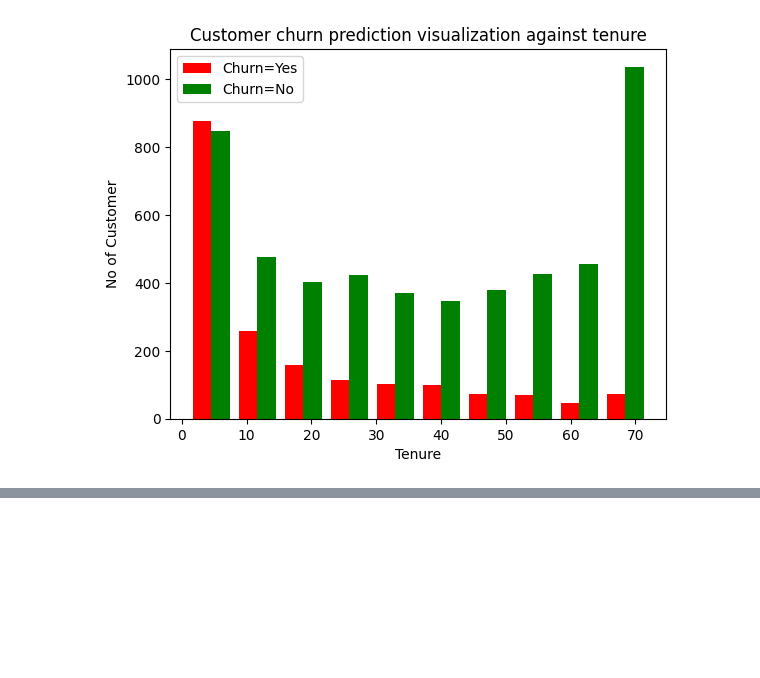
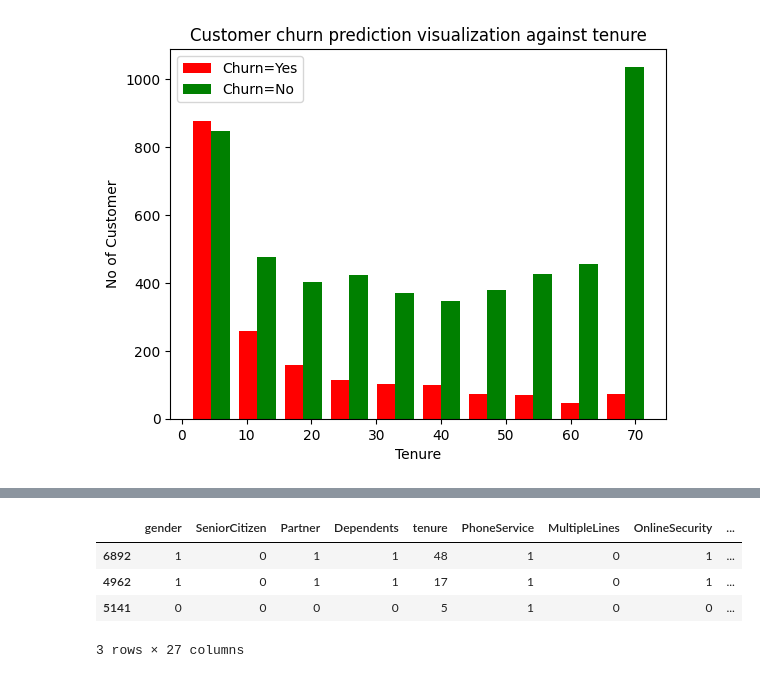
Before and after one commit to MdRimon29/ML-Algorithms, a Jupyter notebook: Customer Churn Prediction/Churn_prediction.ipynb, the cells around one changed output, grey strips where cells are left out. Saved outputs shown, nothing was run; the diff lists cells and outputs as text; code cells hidden in the pictures; blank space fills up the shorter version.

```diff
--- a/Customer Churn Prediction/Churn_prediction.ipynb
+++ b/Customer Churn Prediction/Churn_prediction.ipynb
@@ -156,0 +242,6 @@ plt.legend()
+# %%
+yes_no_col=['Partner','Dependents','PhoneService','MultipleLines','OnlineSecurity','OnlineBackup','DeviceProtection',
+            'TechSupport','StreamingTV','StreamingMovies','PaperlessBilling','Churn']
+# %%
+df[yes_no_col]=df[yes_no_col].replace({'Yes':1,'No':0})
+print_unique_values(df)
@@ -156,0 +268,2 @@ plt.legend()
+# %%
+df['gender']=df['gender'].replace({'Male':0,'Female':1})
@@ -156,0 +272,4 @@ plt.legend()
+# %%
+dummies=['InternetService','Contract','PaymentMethod']
+df2=pd.get_dummies(df,dummies,dtype=int)
+df2.columns
@@ -156,0 +287,8 @@ plt.legend()
+# %%
+df2.sample(3)
+# %% [output]
+|  | gender | SeniorCitizen | Partner | Dependents | tenure | PhoneService | MultipleLines | OnlineSecurity | ... |
+| 6892 | 1 | 0 | 1 | 1 | 48 | 1 | 0 | 1 | ... |
+| 4962 | 1 | 0 | 1 | 1 | 17 | 1 | 0 | 1 | ... |
+| 5141 | 0 | 0 | 0 | 0 | 5 | 1 | 0 | 0 | ... |
+3 rows × 27 columns
```
Also changed, not shown: parts of 30 cells of this notebook.
